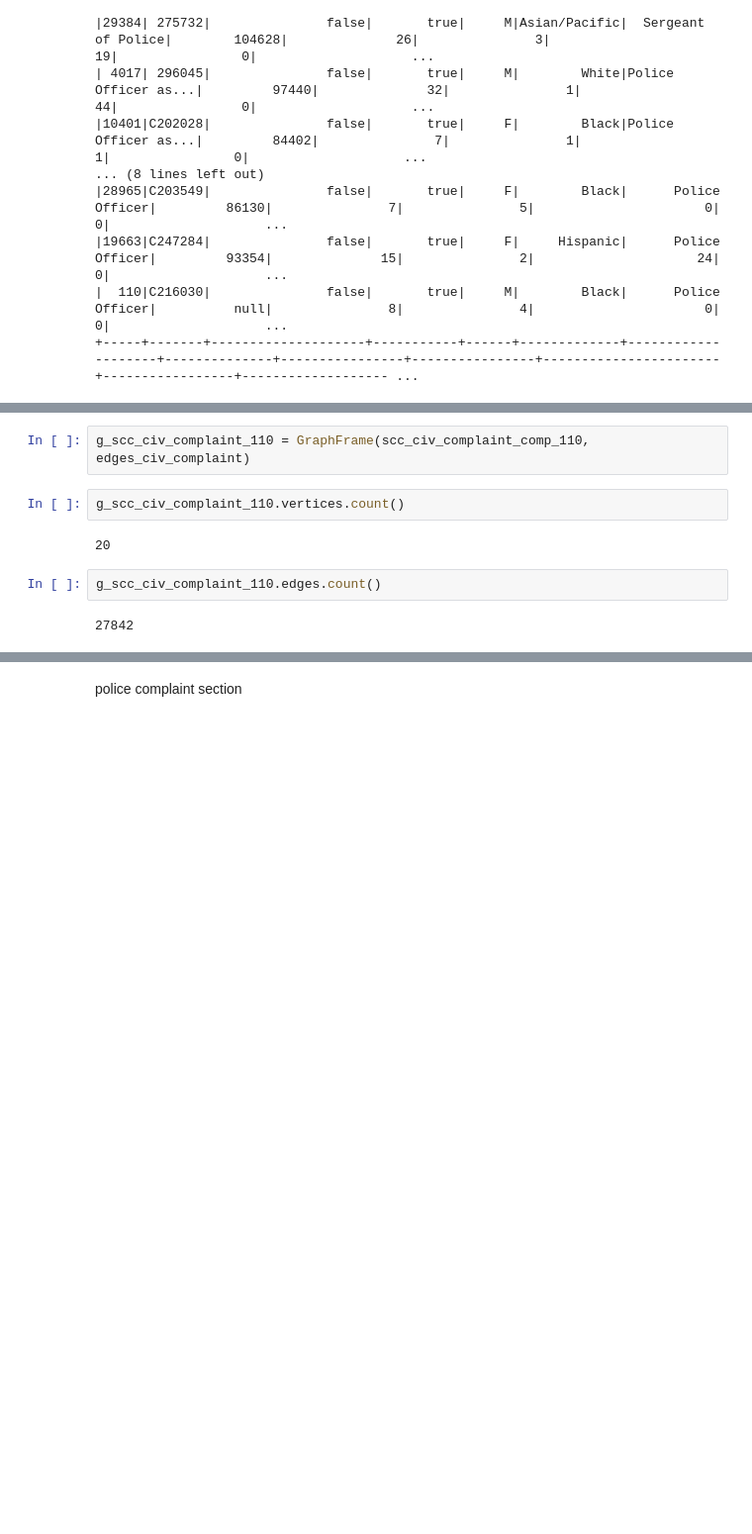
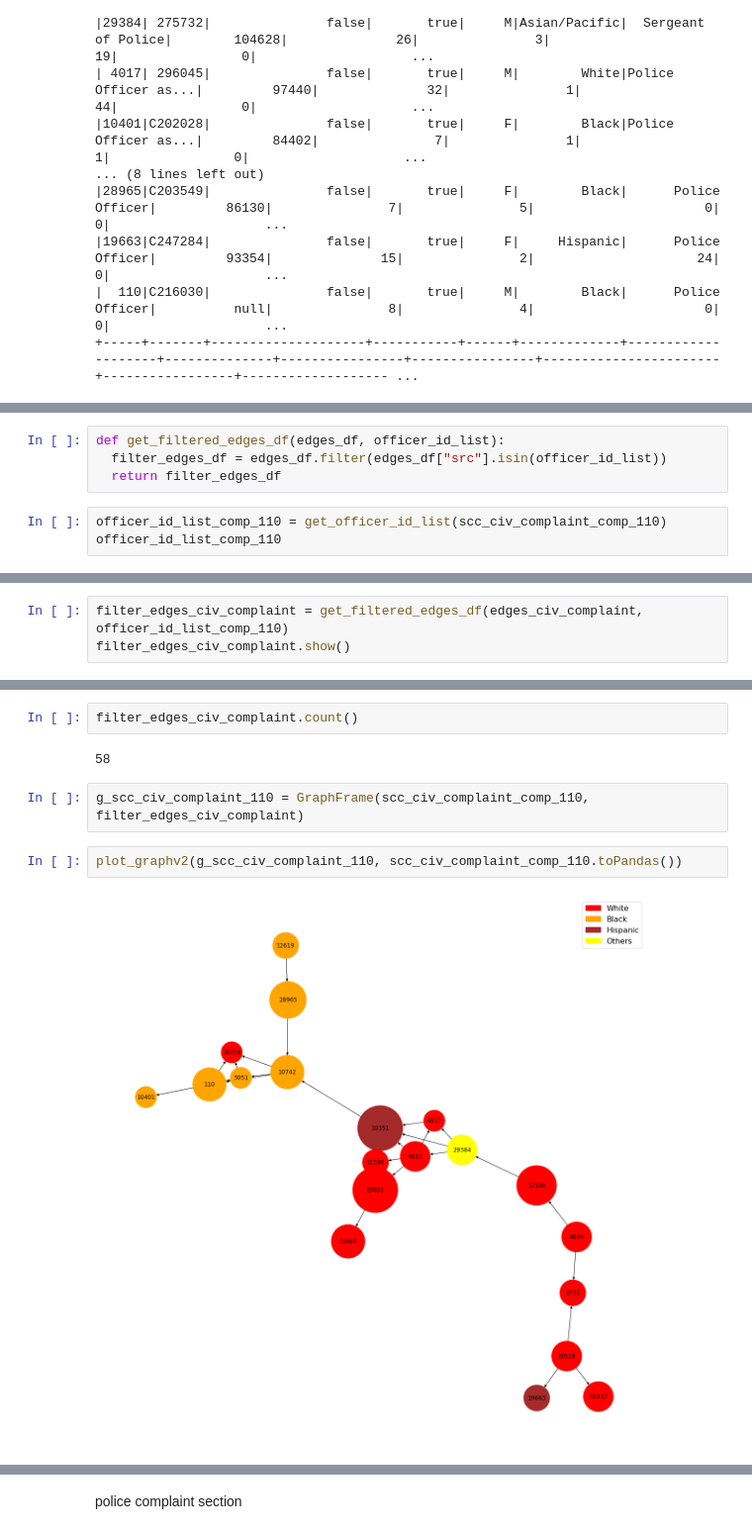
Before and after one commit to jacobkwat/The-Freedom-Donkeys, a Jupyter notebook: checkpoint-4/CP4_V2.ipynb, the cells around one changed output, grey strips where cells are left out. Shown at 99% size. Cells and saved outputs as stored; diff of their text form; blank space fills up the shorter version.

Commit message:
adding new visualizations

```diff
--- a/checkpoint-4/CP4_V2.ipynb
+++ b/checkpoint-4/CP4_V2.ipynb
@@ -361,0 +366,7 @@ scc_civ_complaint_comp_110.show()
+# %%
+def get_filtered_edges_df(edges_df, officer_id_list):
+  filter_edges_df = edges_df.filter(edges_df["src"].isin(officer_id_list))
+  return filter_edges_df
+# %%
+officer_id_list_comp_110 = get_officer_id_list(scc_civ_complaint_comp_110)
+officer_id_list_comp_110
@@ -361,0 +394,3 @@ scc_civ_complaint_comp_110.show()
+# %%
+filter_edges_civ_complaint = get_filtered_edges_df(edges_civ_complaint, officer_id_list_comp_110)
+filter_edges_civ_complaint.show()
@@ -362,10 +415,10 @@ scc_civ_complaint_comp_110.show()
+# %%
+filter_edges_civ_complaint.count()
+# %% [output]
+58
 # %%
-g_scc_civ_complaint_110 = GraphFrame(scc_civ_complaint_comp_110, edges_civ_complaint)
+g_scc_civ_complaint_110 = GraphFrame(scc_civ_complaint_comp_110, filter_edges_civ_complaint)
-# %%
-g_scc_civ_complaint_110.vertices.count()
-# %% [output]
-20
-# %%
-g_scc_civ_complaint_110.edges.count()
-# %% [output]
-27842
+# %%
+plot_graphv2(g_scc_civ_complaint_110, scc_civ_complaint_comp_110.toPandas())
+# %% [output]
+[figure, added]
```
Also changed, not shown: parts of 11 cells of this notebook.
